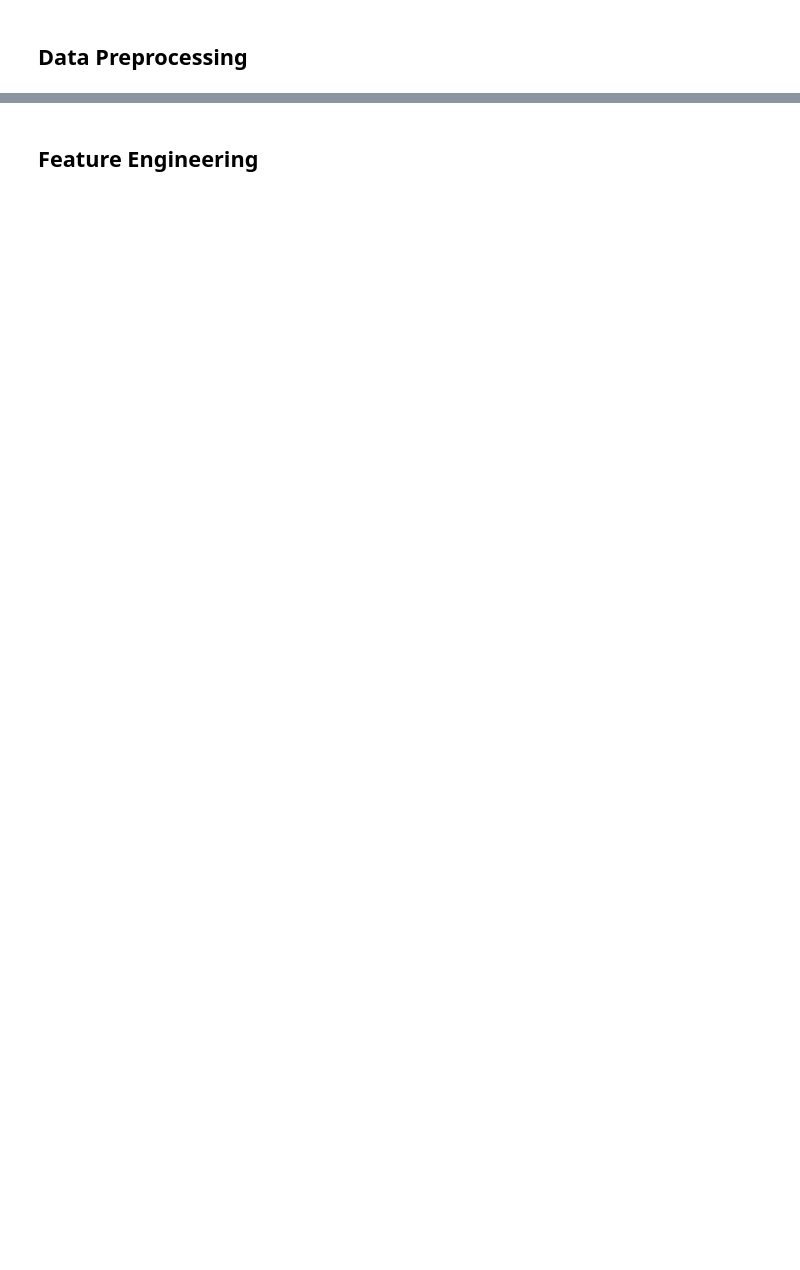
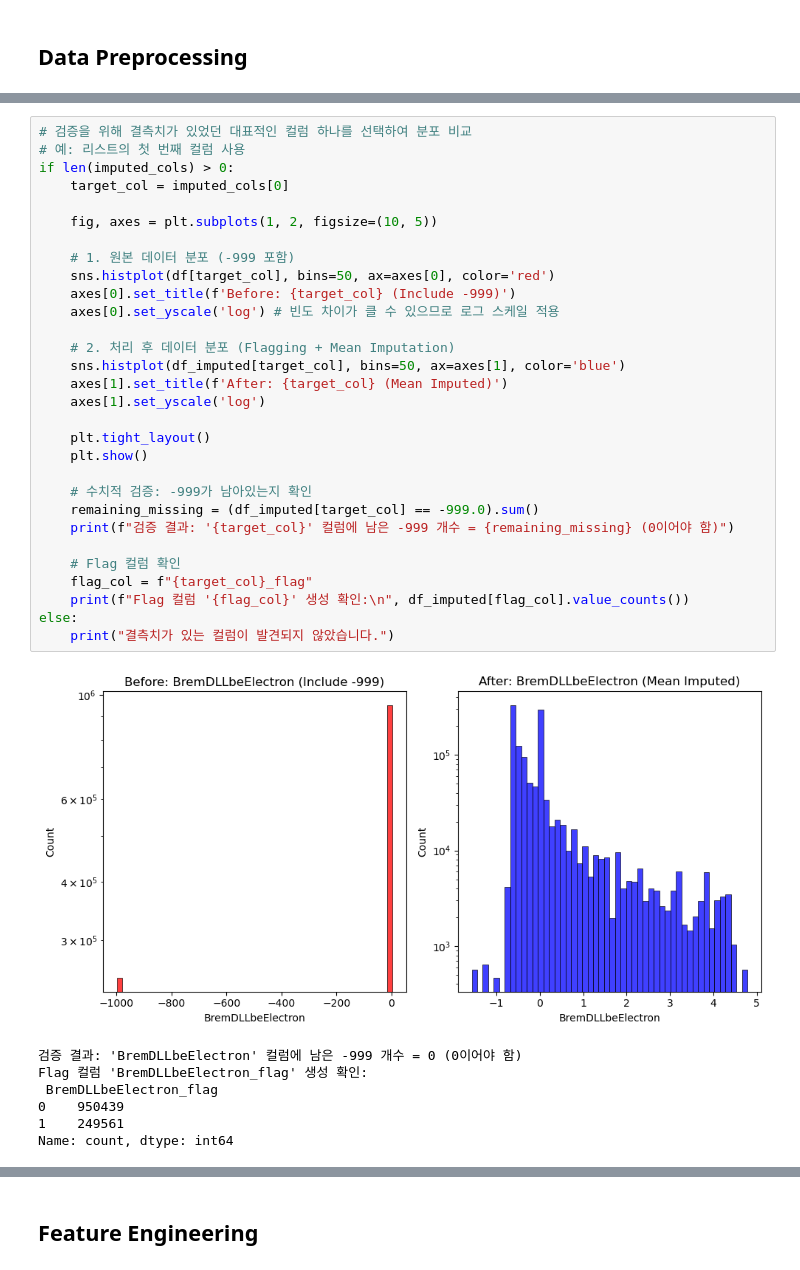
Before and after one commit to Jongseok103/UOS-Assignments, a Jupyter notebook: BigDataPhysic/DHCb_Classification_main.ipynb, the cells around one changed output, grey strips where cells are left out. Drawn from its saved outputs; the diff is of its cells as text; blank space fills up the shorter version.

```diff
--- a/BigDataPhysic/DHCb_Classification_main.ipynb
+++ b/BigDataPhysic/DHCb_Classification_main.ipynb
@@ -150,0 +332,38 @@ dtype: int64
+# %%
+# 검증을 위해 결측치가 있었던 대표적인 컬럼 하나를 선택하여 분포 비교
+# 예: 리스트의 첫 번째 컬럼 사용
+if len(imputed_cols) > 0:
+    target_col = imputed_cols[0]
+
+    fig, axes = plt.subplots(1, 2, figsize=(10, 5))
+
+    # 1. 원본 데이터 분포 (-999 포함)
+    sns.histplot(df[target_col], bins=50, ax=axes[0], color='red')
+    axes[0].set_title(f'Before: {target_col} (Include -999)')
+    axes[0].set_yscale('log') # 빈도 차이가 클 수 있으므로 로그 스케일 적용
+
+    # 2. 처리 후 데이터 분포 (Flagging + Mean Imputation)
+    sns.histplot(df_imputed[target_col], bins=50, ax=axes[1], color='blue')
+    axes[1].set_title(f'After: {target_col} (Mean Imputed)')
+    axes[1].set_yscale('log')
+
+    plt.tight_layout()
+    plt.show()
+
+    # 수치적 검증: -999가 남아있는지 확인
+    remaining_missing = (df_imputed[target_col] == -999.0).sum()
+    print(f"검증 결과: '{target_col}' 컬럼에 남은 -999 개수 = {remaining_missing} (0이어야 함)")
+
+    # Flag 컬럼 확인
+    flag_col = f"{target_col}_flag"
+    print(f"Flag 컬럼 '{flag_col}' 생성 확인:\n", df_imputed[flag_col].value_counts())
+else:
+    print("결측치가 있는 컬럼이 발견되지 않았습니다.")
+# %% [output]
+[figure, added]
+검증 결과: 'BremDLLbeElectron' 컬럼에 남은 -999 개수 = 0 (0이어야 함)
+Flag 컬럼 'BremDLLbeElectron_flag' 생성 확인:
+ BremDLLbeElectron_flag
+0    950439
+1    249561
+Name: count, dtype: int64
```
Also changed, not shown: parts of 29 cells of this notebook, 2 other files.
